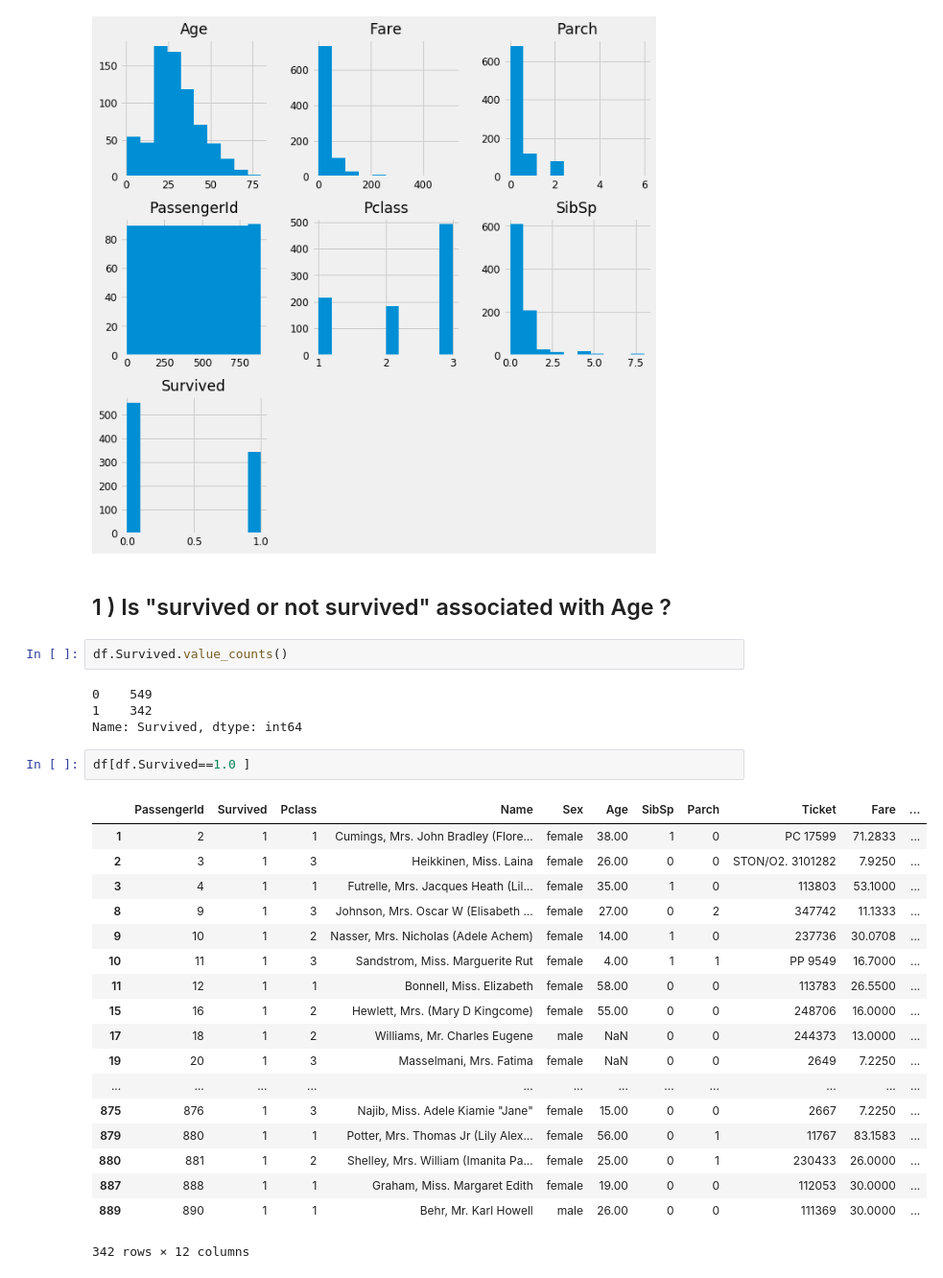
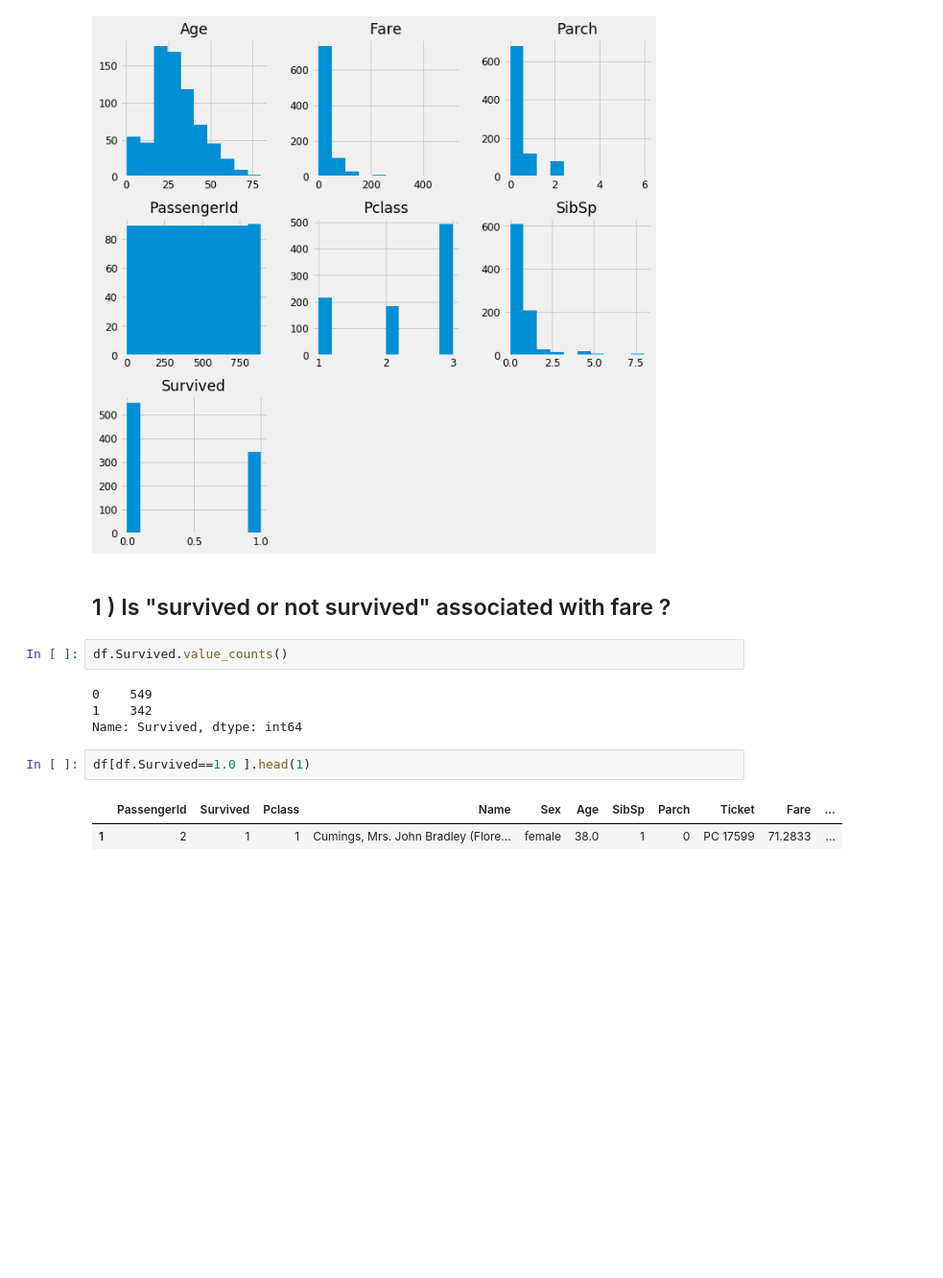
Before and after one commit to yennanliu/analysis, a Jupyter notebook: Statistics_/AB_Testing_part2.ipynb, the cells around one changed output. Shown at 96% size. Cells and saved outputs as stored; diff of their text form; blank space fills up the shorter version.

```diff
--- a/Statistics_/AB_Testing_part2.ipynb
+++ b/Statistics_/AB_Testing_part2.ipynb
@@ -116,7 +116,7 @@ array([[<matplotlib.axes._subplots.AxesSubplot object at 0x...>,
         <matplotlib.axes._subplots.AxesSubplot object at 0x...>]], dtype=object)
 [figure]
 # %% [markdown]
-## 1 ) Is "survived or not survived" associated  with Age  ?
+## 1 ) Is "survived or not survived" associated  with fare  ?
 # %%
 df.Survived.value_counts()
 # %% [output]
@@ -124,24 +124,8 @@ df.Survived.value_counts()
 1    342
 Name: Survived, dtype: int64
 # %%
-df[df.Survived==1.0 ]
+df[df.Survived==1.0 ].head(1)
 # %% [output]
 |  | PassengerId | Survived | Pclass | Name | Sex | Age | SibSp | Parch | Ticket | Fare | ... |
-| 1 | 2 | 1 | 1 | Cumings, Mrs. John Bradley (Flore... | female | 38.00 | 1 | 0 | PC 17599 | 71.2833 | ... |
-| 2 | 3 | 1 | 3 | Heikkinen, Miss. Laina | female | 26.00 | 0 | 0 | STON/O2. 3101282 | 7.9250 | ... |
-| 3 | 4 | 1 | 1 | Futrelle, Mrs. Jacques Heath (Lil... | female | 35.00 | 1 | 0 | 113803 | 53.1000 | ... |
-| 8 | 9 | 1 | 3 | Johnson, Mrs. Oscar W (Elisabeth ... | female | 27.00 | 0 | 2 | 347742 | 11.1333 | ... |
-| 9 | 10 | 1 | 2 | Nasser, Mrs. Nicholas (Adele Achem) | female | 14.00 | 1 | 0 | 237736 | 30.0708 | ... |
-| 10 | 11 | 1 | 3 | Sandstrom, Miss. Marguerite Rut | female | 4.00 | 1 | 1 | PP 9549 | 16.7000 | ... |
-| 11 | 12 | 1 | 1 | Bonnell, Miss. Elizabeth | female | 58.00 | 0 | 0 | 113783 | 26.5500 | ... |
-| 15 | 16 | 1 | 2 | Hewlett, Mrs. (Mary D Kingcome) | female | 55.00 | 0 | 0 | 248706 | 16.0000 | ... |
-| 17 | 18 | 1 | 2 | Williams, Mr. Charles Eugene | male | NaN | 0 | 0 | 244373 | 13.0000 | ... |
-| 19 | 20 | 1 | 3 | Masselmani, Mrs. Fatima | female | NaN | 0 | 0 | 2649 | 7.2250 | ... |
-| ... | ... | ... | ... | ... | ... | ... | ... | ... | ... | ... | ... |
-| 875 | 876 | 1 | 3 | Najib, Miss. Adele Kiamie "Jane" | female | 15.00 | 0 | 0 | 2667 | 7.2250 | ... |
-| 879 | 880 | 1 | 1 | Potter, Mrs. Thomas Jr (Lily Alex... | female | 56.00 | 0 | 1 | 11767 | 83.1583 | ... |
-| 880 | 881 | 1 | 2 | Shelley, Mrs. William (Imanita Pa... | female | 25.00 | 0 | 1 | 230433 | 26.0000 | ... |
-| 887 | 888 | 1 | 1 | Graham, Miss. Margaret Edith | female | 19.00 | 0 | 0 | 112053 | 30.0000 | ... |
-| 889 | 890 | 1 | 1 | Behr, Mr. Karl Howell | male | 26.00 | 0 | 0 | 111369 | 30.0000 | ... |
+| 1 | 2 | 1 | 1 | Cumings, Mrs. John Bradley (Flore... | female | 38.0 | 1 | 0 | PC 17599 | 71.2833 | ... |
-342 rows × 12 columns
 # %%
```
Also changed, not shown: parts of 2 cells of this notebook.
